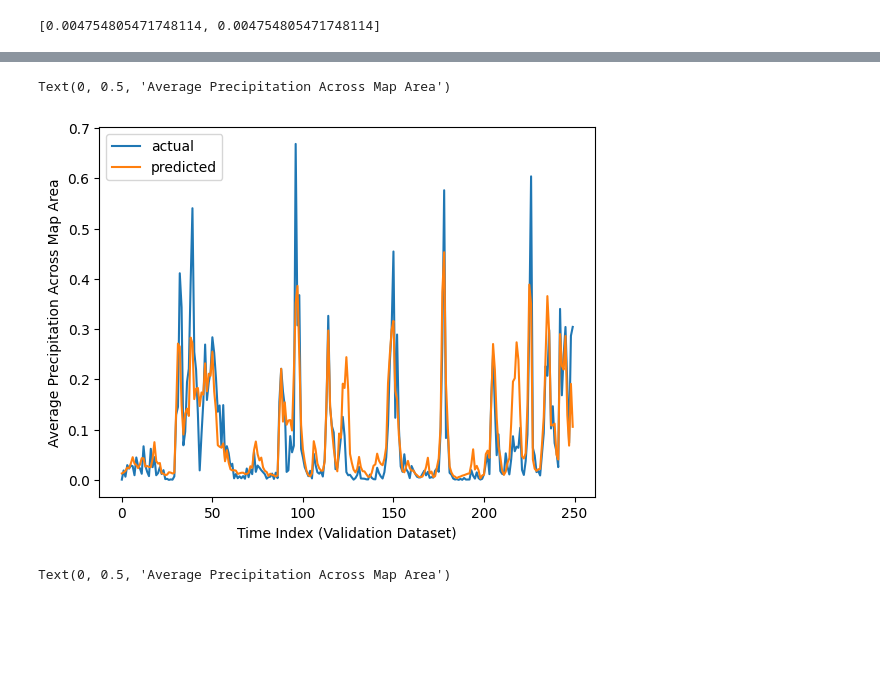
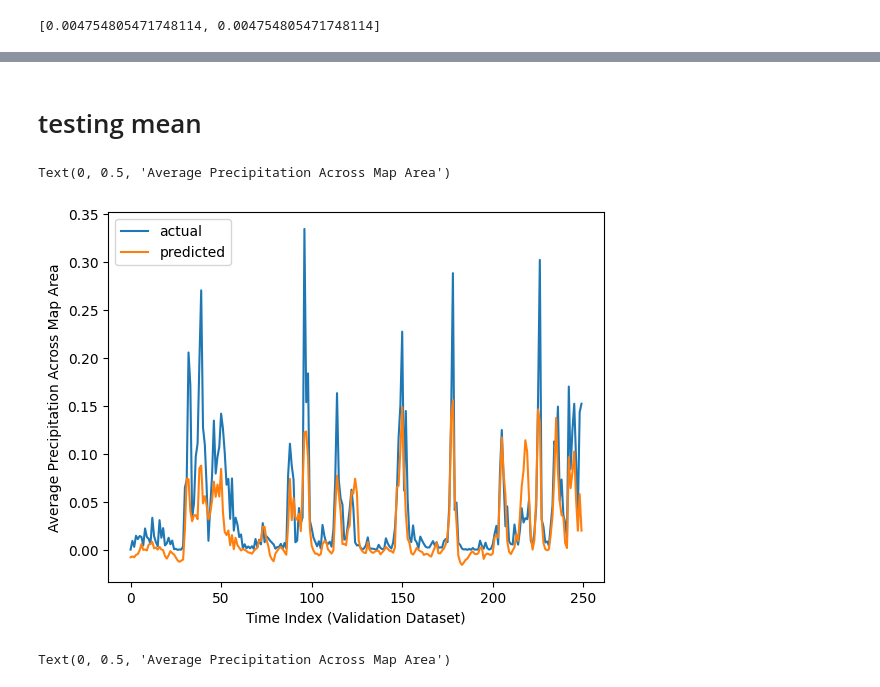
Before and after one commit to nathanschen/JIFRESSEproj5, a Jupyter notebook: code/cnn2.ipynb, the cells around one changed output, grey strips where cells are left out. Drawn from its saved outputs; the diff is of its cells as text; code cells hidden in the pictures; blank space fills up the shorter version.

Commit message:
starting to output images

```diff
--- a/code/cnn2.ipynb
+++ b/code/cnn2.ipynb
@@ -233,7 +218,7 @@ imerg_mean.shape
 (10224,)
 # %%
 # combined_array = np.stack((aod00_normal, pwv00_normal, cw00_normal, pwv12_normal, cw12_normal), axis=-1)
-combined_array = np.stack((aod00_normal, pwv00_normal, cw00_normal, pwv12_normal, cw12_normal), axis=-1)
+combined_array = np.stack((aod00_normal, pwv00_normal, cw00_normal, pwv12_normal, cw12_normal, tk200_normal, tk212_normal), axis=-1)
 
 combined_array.shape
 # %% [output]
@@ -241,6 +226,6 @@ combined_array.shape
 # %%
 subset_train_input = combined_array[:7500]
-subset_train_output = imerg_mean[:7500]
+subset_train_output = imerg_normal[:7500]
 
 subset_test_input = combined_array[7500:]
-subset_test_output = imerg_mean[7500:]
+subset_test_output = imerg_normal[7500:]
@@ -425,8 +372,37 @@ Epoch 5/5
+# %%
+#BEST ALIGNED VALUES:
+
+# FOR MEAN PRECIPITATION
+model = models.Sequential()
+model.add(Input(shape=(140, 150, 5))) #(aod00_normal, pwv00_normal, cw00_normal, pwv12_normal, cw12_normal)
+model.add(layers.Conv2D(64, (3, 3), activation='relu'))
+model.add(layers.MaxPooling2D((2, 2)))
+# model.add(layers.Conv2D(64, (3, 3), activation='relu'))
+# model.add(layers.MaxPooling2D((2, 2)))
+model.add(layers.Flatten())
+# model.add(layers.Dense(1500, activation='relu'))
+# model.add(layers.Dense(1000, activation='relu'))
+model.add(layers.Dense(128, activation='relu'))
+model.add(layers.Dense(64, activation='relu'))
+model.add(layers.Dense(1))
+
+'''
+Epoch 1/5
+235/235 ━━━━━━━━━━━━━━━━━━━━ 44s 181ms/step - loss: 1.2073 - mean_squared_error: 1.2073 - val_loss: 0.0053 - val_mean_squared_error: 0.0053
+Epoch 2/5
+235/235 ━━━━━━━━━━━━━━━━━━━━ 41s 176ms/step - loss: 0.0045 - mean_squared_error: 0.0045 - val_loss: 0.0050 - val_mean_squared_error: 0.0050
+Epoch 3/5
+235/235 ━━━━━━━━━━━━━━━━━━━━ 41s 175ms/step - loss: 0.0035 - mean_squared_error: 0.0035 - val_loss: 0.0071 - val_mean_squared_error: 0.0071
+Epoch 4/5
+235/235 ━━━━━━━━━━━━━━━━━━━━ 41s 172ms/step - loss: 0.0035 - mean_squared_error: 0.0035 - val_loss: 0.0049 - val_mean_squared_error: 0.0049
+Epoch 5/5
+235/235 ━━━━━━━━━━━━━━━━━━━━ 40s 171ms/step - loss: 0.0033 - mean_squared_error: 0.0033 - val_loss: 0.0049 - val_mean_squared_error: 0.0049
+'''
 # %%
 model.evaluate(subset_test_input, subset_test_output, )
 # %% [output]
 86/86 ━━━━━━━━━━━━━━━━━━━━ 2s 22ms/step - loss: 0.0037 - mean_squared_error: 0.0037
 [0.004754805471748114, 0.004754805471748114]
 # %%
-testing = model.predict(subset_test_input, verbose='auto')
+testing = model.predict(subset_test_input[:250], verbose='auto')
 # %% [output]
@@ -456,13 +455,15 @@ plt.show()
+# %% [markdown]
+# testing mean
 # %%
 plt.plot(subset_test_output[:250], label = 'actual')
-plt.plot(testing, label='predicted')
+plt.plot(testing[:250], label='predicted')
 
 plt.legend()
 plt.xlabel('Time Index (Validation Dataset)')
 plt.ylabel('Average Precipitation Across Map Area')
 # %% [output]
 Text(0, 0.5, 'Average Precipitation Across Map Area')
-[figure, old version]
+[figure, new version]
 # %%
 plt.plot(subset_test_output[:250], label = 'actual')
 plt.plot(testing, label='predicted')
```
Also changed, not shown: parts of 20 cells of this notebook.
